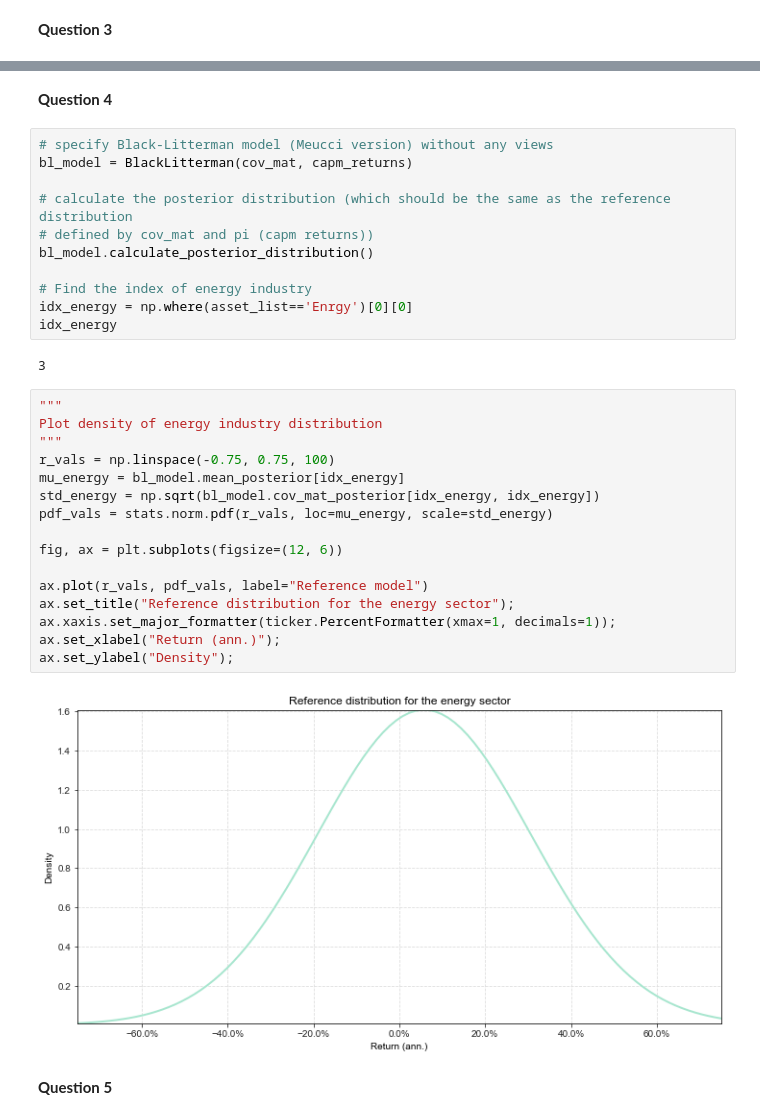
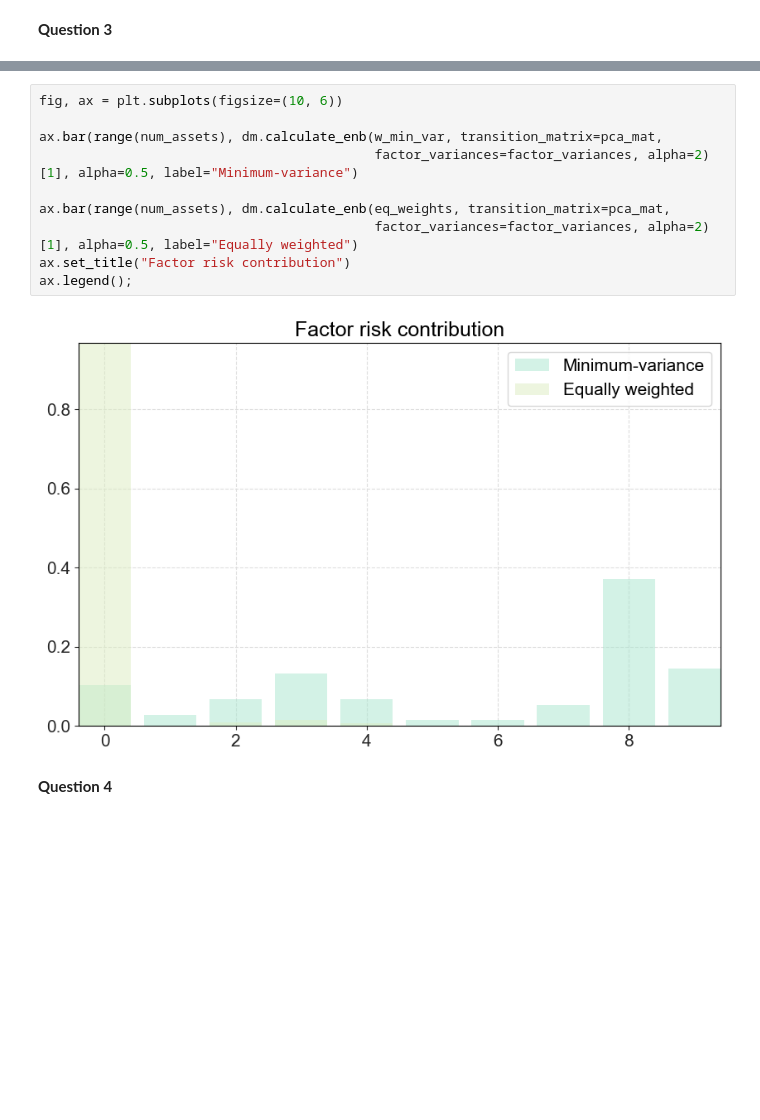
Before and after one commit to staxmetrics/python_for_the_financial_economist, a Jupyter notebook: lectures_and_exercises/2023/week_10/exercises_week_10.ipynb, the cells around one changed output, grey strips where cells are left out. Saved outputs shown, nothing was run; the diff lists cells and outputs as text; blank space fills up the shorter version.

```diff
--- a/lectures_and_exercises/2023/week_10/exercises_week_10.ipynb
+++ b/lectures_and_exercises/2023/week_10/exercises_week_10.ipynb
@@ -227,35 +446,14 @@ Index(['NoDur', 'Durbl', 'Manuf', 'Enrgy', 'Chems', 'BusEq', 'Telcm', 'Utils',
+# %%
+fig, ax = plt.subplots(figsize=(10, 6))
+
+ax.bar(range(num_assets), dm.calculate_enb(w_min_var, transition_matrix=pca_mat,
+                                           factor_variances=factor_variances, alpha=2)[1], alpha=0.5, label="Minimum-variance")
+
+ax.bar(range(num_assets), dm.calculate_enb(eq_weights, transition_matrix=pca_mat,
+                                           factor_variances=factor_variances, alpha=2)[1], alpha=0.5, label="Equally weighted")
+ax.set_title("Factor risk contribution")
+ax.legend();
+# %% [output]
+[figure, added]
 # %% [markdown]
 __Question 4__
-# %%
-# specify Black-Litterman model (Meucci version) without any views
-bl_model = BlackLitterman(cov_mat, capm_returns)
-
-# calculate the posterior distribution (which should be the same as the reference distribution
-# defined by cov_mat and pi (capm returns))
-bl_model.calculate_posterior_distribution()
-
-# Find the index of energy industry
-idx_energy = np.where(asset_list=='Enrgy')[0][0]
-idx_energy
-# %% [output]
-3
-# %%
-"""
-Plot density of energy industry distribution
-"""
-r_vals = np.linspace(-0.75, 0.75, 100)
-mu_energy = bl_model.mean_posterior[idx_energy]
-std_energy = np.sqrt(bl_model.cov_mat_posterior[idx_energy, idx_energy])
-pdf_vals = stats.norm.pdf(r_vals, loc=mu_energy, scale=std_energy)
-
-fig, ax = plt.subplots(figsize=(12, 6))
-
-ax.plot(r_vals, pdf_vals, label="Reference model")
-ax.set_title("Reference distribution for the energy sector");
-ax.xaxis.set_major_formatter(ticker.PercentFormatter(xmax=1, decimals=1));
-ax.set_xlabel("Return (ann.)");
-ax.set_ylabel("Density");
-# %% [output]
-[figure, removed]
-# %% [markdown]
-__Question 5__
```
Also changed, not shown: parts of 55 cells of this notebook, 5 other files.
